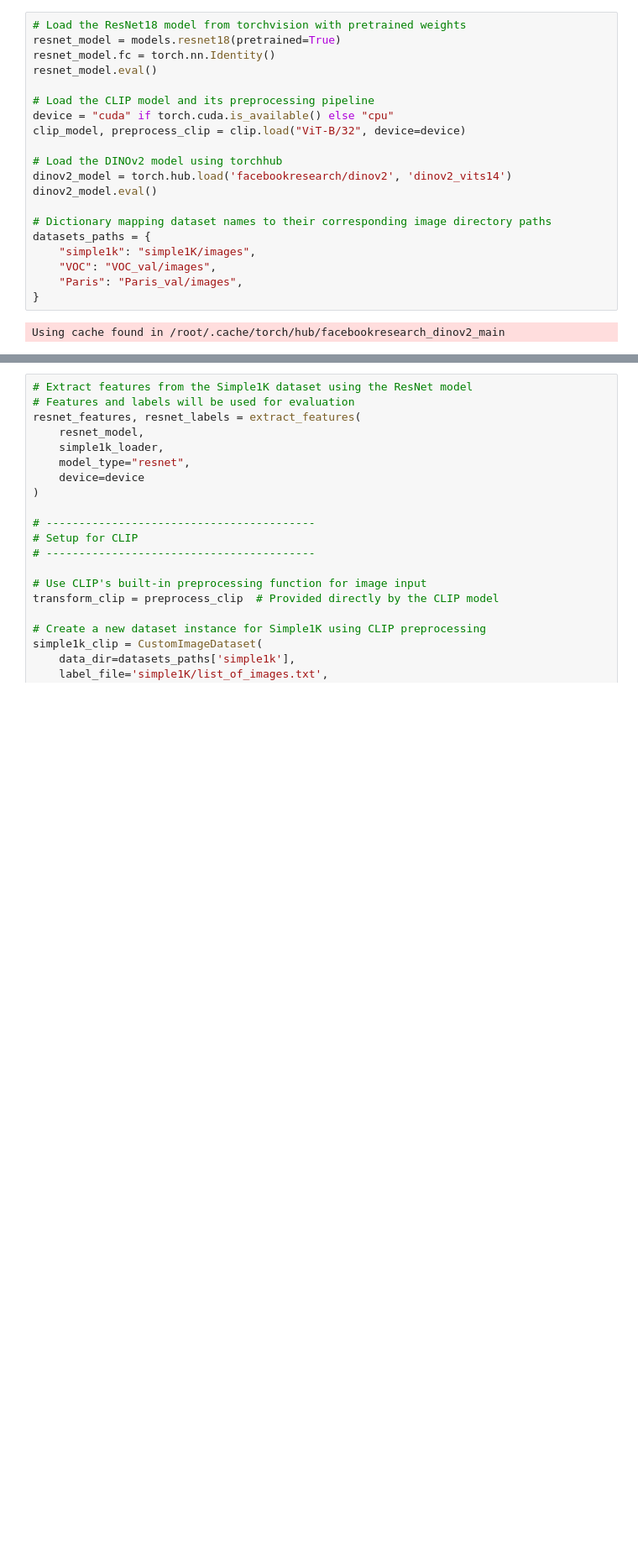
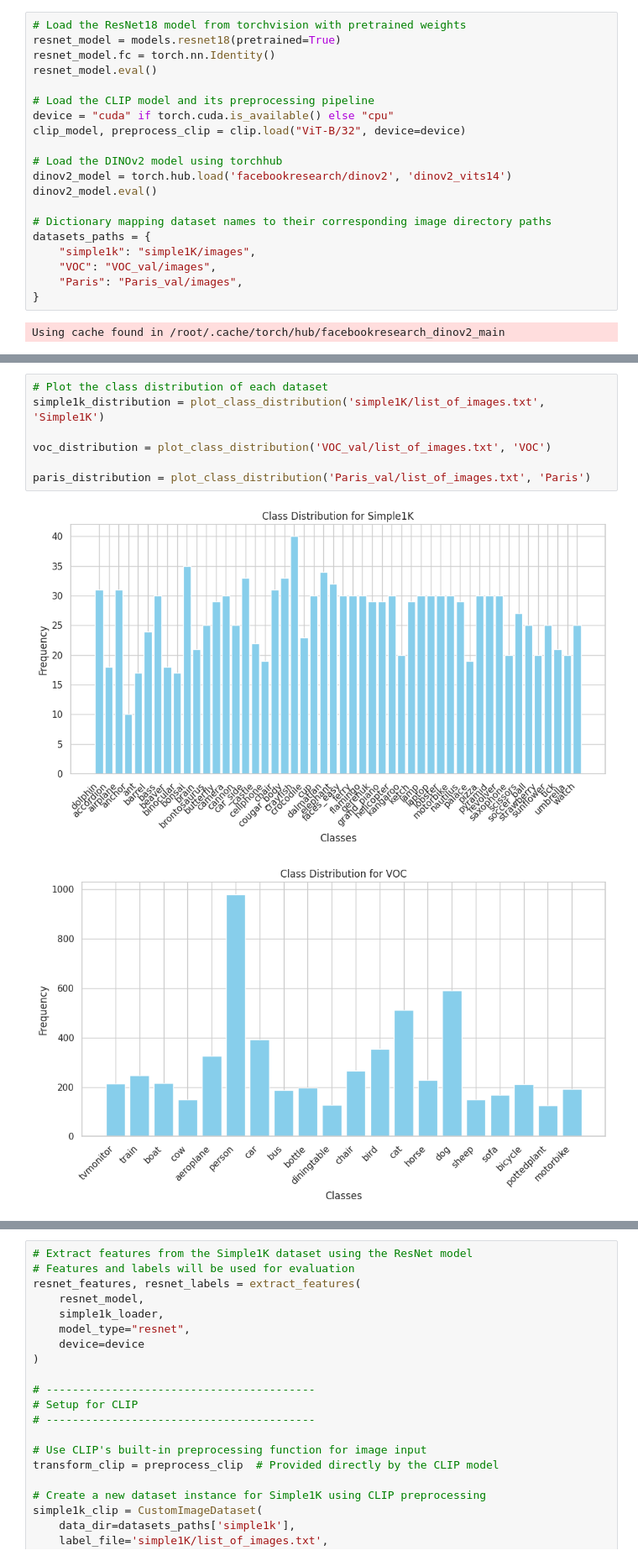
Before and after one commit to valenpy22/AA-Labs, a Jupyter notebook: Tarea3/Tarea3.ipynb, the cells around one changed output, grey strips where cells are left out. Shown at 84% size. Drawn from its saved outputs; the diff is of its cells as text; blank space fills up the shorter version.

```diff
--- a/Tarea3/Tarea3.ipynb
+++ b/Tarea3/Tarea3.ipynb
@@ -436,0 +572,10 @@ NameError: name 'transforms' is not defined
+# %%
+# Plot the class distribution of each dataset
+simple1k_distribution = plot_class_distribution('simple1K/list_of_images.txt', 'Simple1K')
+
+voc_distribution = plot_class_distribution('VOC_val/list_of_images.txt', 'VOC')
+
+paris_distribution = plot_class_distribution('Paris_val/list_of_images.txt', 'Paris')
+# %% [output]
+[figure, added]
+[figure, added]
```
Also changed, not shown: parts of 6 cells of this notebook, 1 other file.
